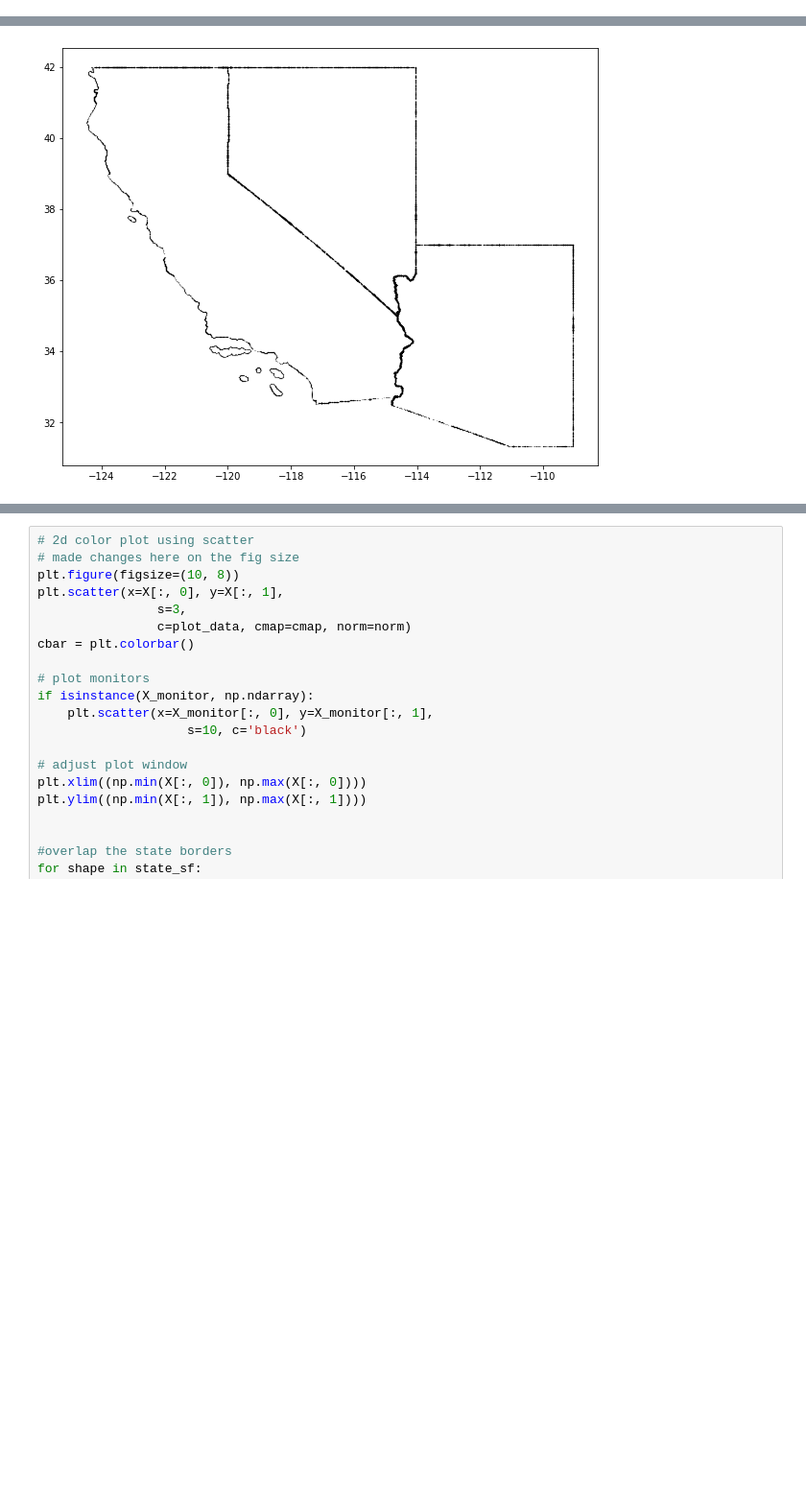
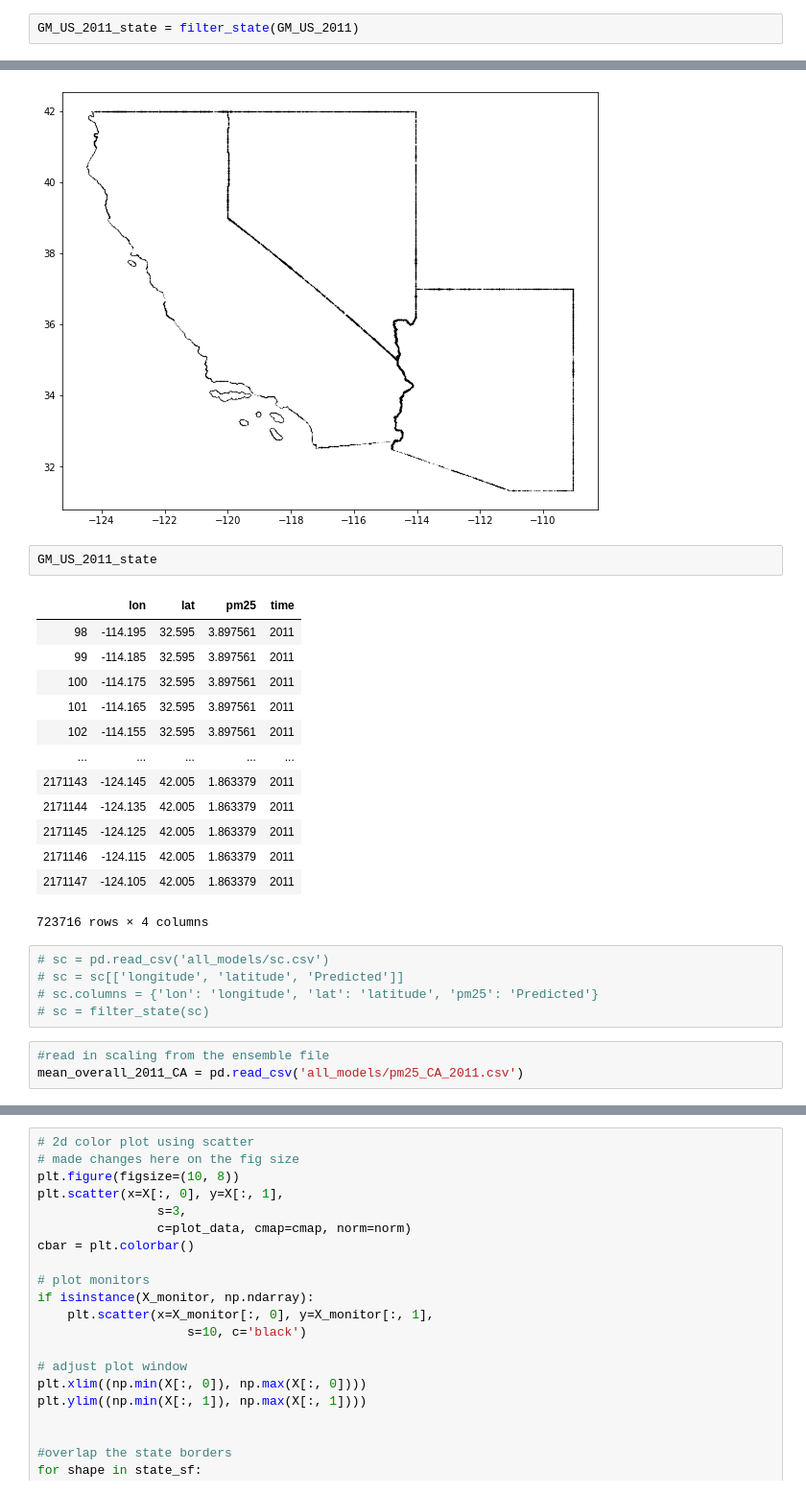
Before and after one commit to LeaCollin0518/CapstoneProject, a Jupyter notebook: Visualize_individual_models.ipynb, the cells around one changed output, grey strips where cells are left out. Shown: that part at 96% size. Cells and saved outputs as stored; diff of their text form; blank space fills up the shorter version.

```diff
--- a/Visualize_individual_models.ipynb
+++ b/Visualize_individual_models.ipynb
@@ -178 +136,3 @@ SC_US_2016_state = filter_state(SC_US_2016)
+# %%
+GM_US_2011_state = filter_state(GM_US_2011)
 # %%
@@ -197,5 +159,29 @@ for shape in state_sf:
 plt.show()
 # %% [output]
 [figure]
+# %%
+GM_US_2011_state
+# %% [output]
+|  | lon | lat | pm25 | time |
+| 98 | -114.195 | 32.595 | 3.897561 | 2011 |
+| 99 | -114.185 | 32.595 | 3.897561 | 2011 |
+| 100 | -114.175 | 32.595 | 3.897561 | 2011 |
+| 101 | -114.165 | 32.595 | 3.897561 | 2011 |
+| 102 | -114.155 | 32.595 | 3.897561 | 2011 |
+| ... | ... | ... | ... | ... |
+| 2171143 | -124.145 | 42.005 | 1.863379 | 2011 |
+| 2171144 | -124.135 | 42.005 | 1.863379 | 2011 |
+| 2171145 | -124.125 | 42.005 | 1.863379 | 2011 |
+| 2171146 | -124.115 | 42.005 | 1.863379 | 2011 |
+| 2171147 | -124.105 | 42.005 | 1.863379 | 2011 |
+723716 rows × 4 columns
+# %%
+# sc = pd.read_csv('all_models/sc.csv')
+# sc = sc[['longitude', 'latitude', 'Predicted']]
+# sc.columns = {'lon': 'longitude', 'lat': 'latitude', 'pm25': 'Predicted'}
+# sc = filter_state(sc)
+# %%
+#read in scaling from the ensemble file
+mean_overall_2011_CA = pd.read_csv('all_models/pm25_CA_2011.csv')
 # %%
 color_norm_pred = visual_util.make_color_norm(
```
Also changed, not shown: parts of 34 cells of this notebook.
